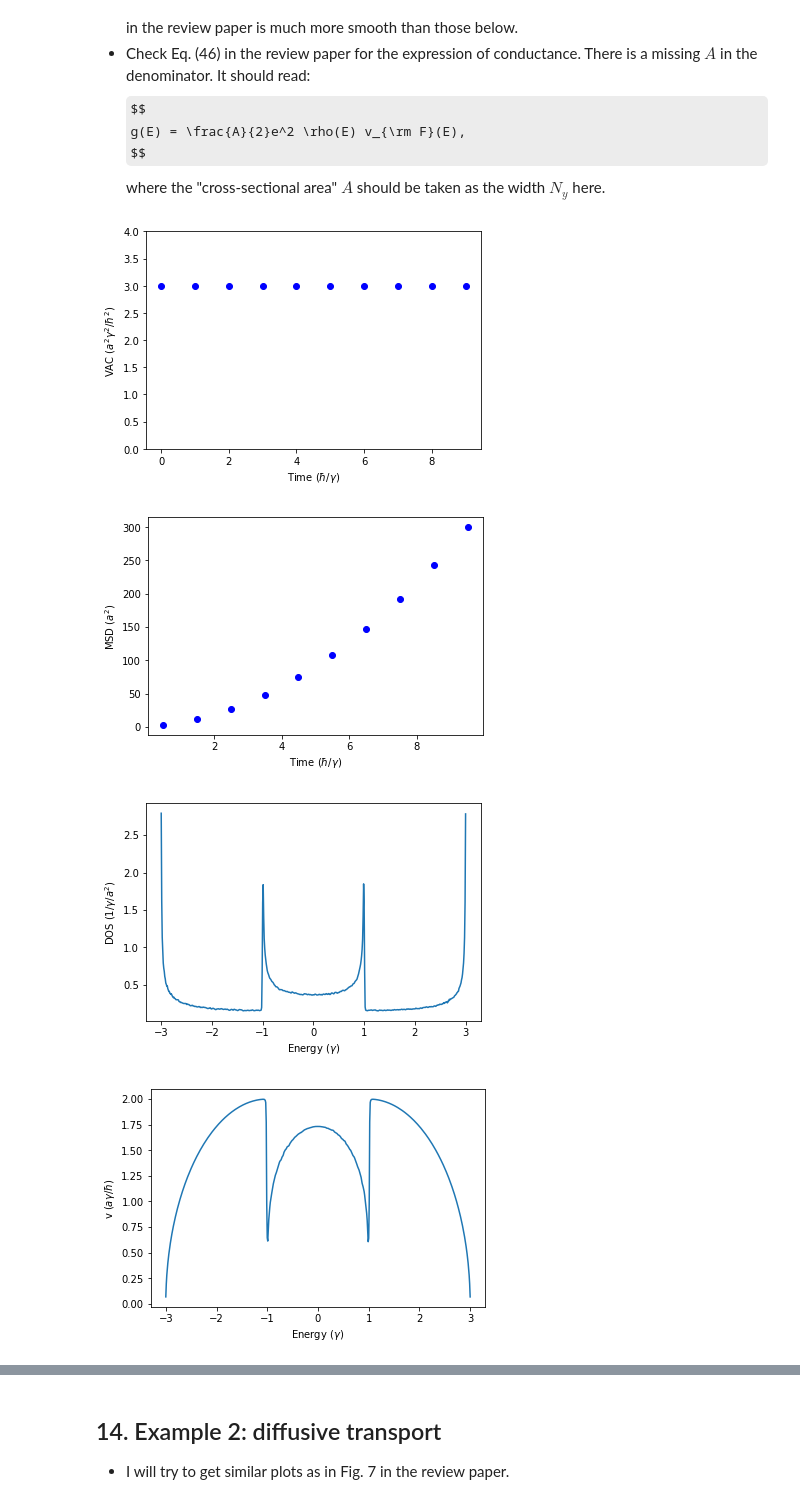
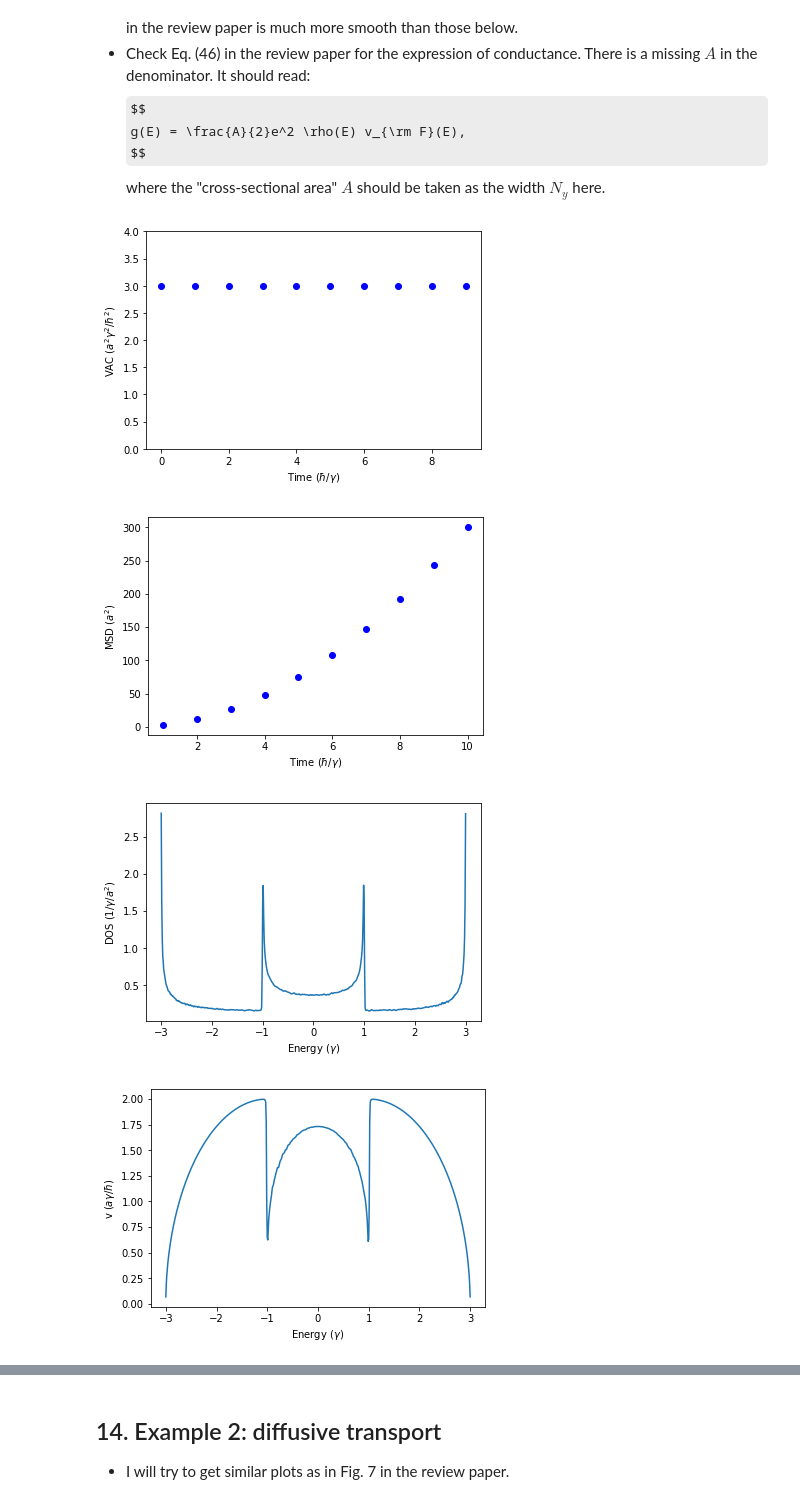
Before and after one commit to brucefan1983/LSQT-Jupyter, a Jupyter notebook: LSQT.ipynb, the cells around one changed output, grey strips where cells are left out. Saved outputs shown, nothing was run; the diff lists cells and outputs as text; code cells hidden in the pictures; some formulas as TeX source.

```diff
--- a/LSQT.ipynb
+++ b/LSQT.ipynb
@@ -348,10 +348,7 @@ W = 0                             # no disorder in this example
 E_max = 3.1                       # energy scaling factor
 M = 1000                          # number of Chebyshev moments
 E = np.linspace(-3, 3, num = 601) # energy points
-Nt = 10                           # number of time steps
-dt = np.ones(Nt)                  # time steps
-t_VAC = np.arange(10.0)           # time for VAC
-t_MSD = t_VAC + 0.5               # time for MSD
+dt = np.ones(10)                  # time steps
 
 # (2) Calculate physical quantities
 DOS, VAC, sigma_from_VAC, MSD, sigma_from_MSD = lsqt(Nx, Ny, W, M, E_max, E, dt)
@@ -362,37 +359,37 @@ g *= 2.0 * np.pi                                # from e^2/hbar to e^2/h
 # (3) Get similar plots as in Figs. 5 and 6 in the review paper
 
 plt.figure
-plt.plot(t_VAC, VAC[:, 301], 'bo')
+plt.plot(np.arange(10.0), VAC[:, 301], 'bo')
 plt.xlabel('Time ($\hbar/\gamma$)')
 plt.ylabel('VAC ($a^2\gamma^2/\hbar^2$)')
 plt.ylim(0, 4)
 plt.show()
 
 plt.figure
-plt.plot(t_MSD, MSD[:, 301], 'bo')
+plt.plot(np.arange(1.0, 11.0, 1.0), MSD[:, 301], 'bo')
 plt.xlabel('Time ($\hbar/\gamma$)')
 plt.ylabel('MSD ($a^2$)')
 plt.show()
 
 plt.figure
 plt.plot(E, DOS)
 plt.xlabel('Energy ($\gamma$)')
 plt.ylabel('DOS ($1/\gamma/a^2$)')
 plt.show()
 
 plt.figure
 plt.plot(E, v_F)
 plt.xlabel('Energy ($\gamma$)')
 plt.ylabel('v ($a\gamma/\hbar$)')
 plt.show()
 
 plt.figure
 plt.plot(E, g)
 plt.xlabel('Energy ($\gamma$)')
 plt.ylabel('g ($e^2/h$)')
 plt.show()
 # %% [output]
 [figure]
-[figure, old version]
+[figure, new version]
 [figure]
 [figure]
```
Also changed, not shown: parts of 3 cells of this notebook.
